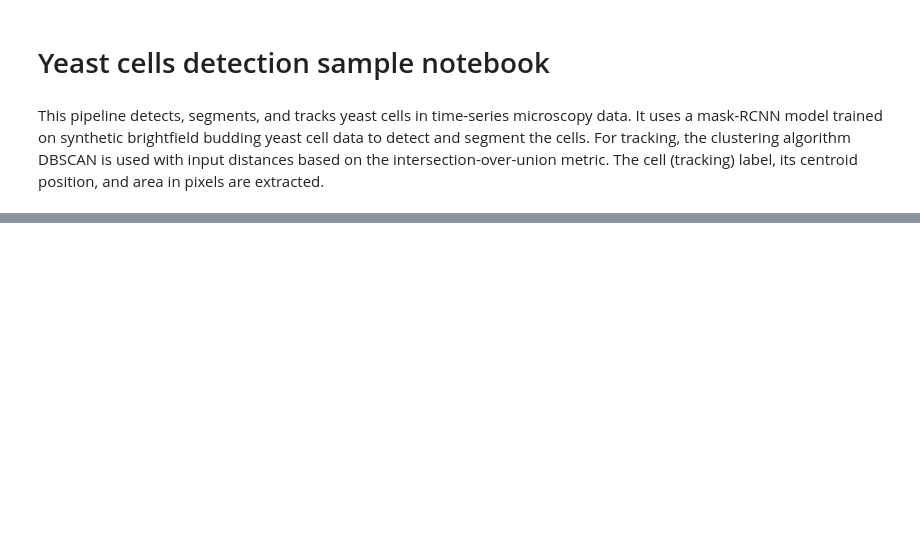
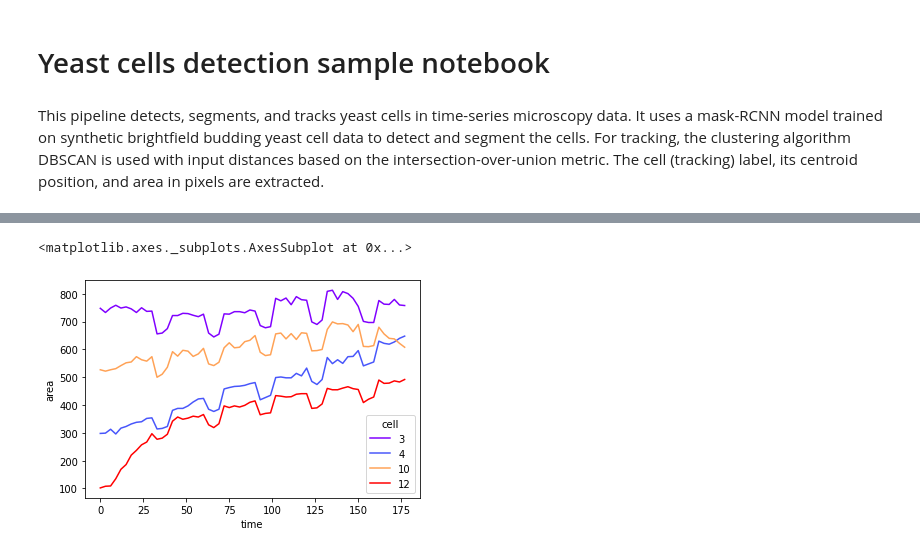
Before and after one commit to ymzayek/yeastcells-detection-maskrcnn, a Jupyter notebook: notebooks/example_pipeline.ipynb, the cells around one changed output, grey strips where cells are left out. Saved outputs shown, nothing was run; the diff lists cells and outputs as text; code cells hidden in the pictures; blank space fills up the shorter version.

Commit message:
Use seaborn and pandas

```diff
--- a/notebooks/example_pipeline.ipynb
+++ b/notebooks/example_pipeline.ipynb
@@ -179,0 +188,20 @@ with tifffile.TiffWriter(f'{masks_out}.tif') as stack:
+# %%
+time_interval = 3 # sampling rate in minutes per frame
+masks = np.concatenate([frame['instances'].pred_masks for frame in output])
+areas = masks.sum(-1).sum(-1) # sum spatial dimentions to get area
+
+pixel_intensities = np.concatenate([
+     # select pixels in the cell:
+    (np.array(frame['instances'].pred_masks) * im
+    ).sum(-1).sum(-1) # sum spatial dimentions to summed intensity
+    for frame, im in zip(output, image[:, None, ..., 0])
+])
+
+detections = pd.DataFrame({
+    'frame': coordinates[:, 0], 'time': coordinates[:, 0] * time_interval,
+    'cell': labels,
+    'x': coordinates[:, 2], 'y': coordinates[:, 1], # xy-order right?
+    'area': areas, 'pixel intensity': pixel_intensities,
+    'mean pixel intensity': pixel_intensities / areas,
+})
+detections
@@ -179,0 +232,11 @@ with tifffile.TiffWriter(f'{masks_out}.tif') as stack:
+# %%
+seaborn.lineplot(
+  data = detections[detections['cell'].isin([3, 4, 12, 10])],
+  x='time', hue='cell', palette='rainbow',
+  y='area',
+  # y='pixel intensity',
+  # y='mean pixel intensity',
+)
+# %% [output]
+<matplotlib.axes._subplots.AxesSubplot at 0x...>
+[figure, added]
```
Also changed, not shown: parts of 51 cells of this notebook.
